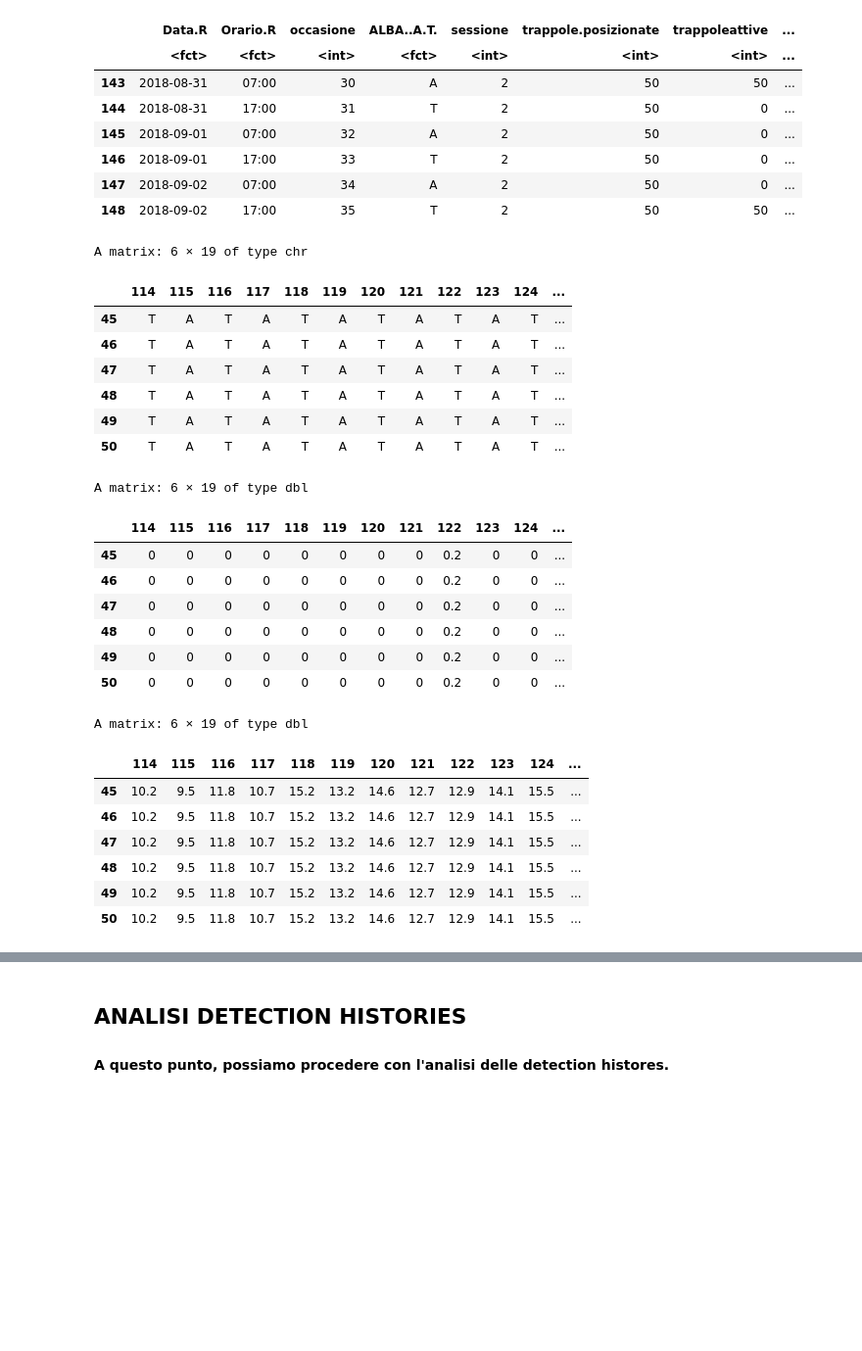
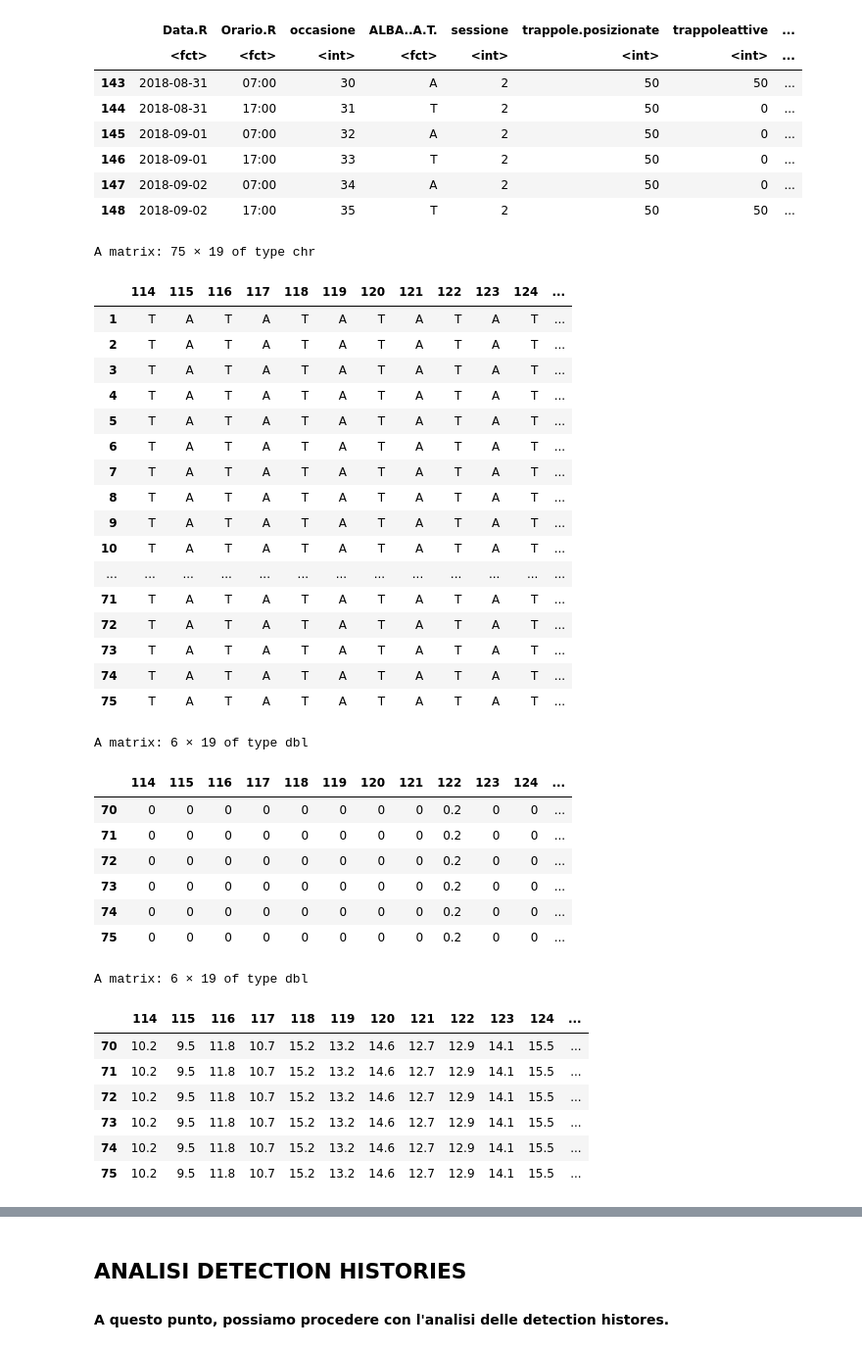
Before and after one commit to GabyOM/Chionomys-nivalis-analysis, a Jupyter notebook: 4. Dati Alba-Temperatura-Precipitazioni.ipynb, the cells around one changed output, grey strips where cells are left out. Shown at 98% size. Drawn from its saved outputs; the diff is of its cells as text; code cells hidden in the pictures; blank space fills up the shorter version.

```diff
--- a/4. Dati Alba-Temperatura-Precipitazioni.ipynb
+++ b/4. Dati Alba-Temperatura-Precipitazioni.ipynb
@@ -45,30 +45,43 @@ A data.frame: 6 × 17
 # %%
 #### Inserire l'anno su cui si vuole effettuare l'analisi es. =="2014", "2015", ecc
 anno_analisi <- "2018"
 sessione_analisi <- "1"
 anno_int <- Datioccas$Anno == anno_analisi
 sessione_int <- Datioccas$sessione == sessione_analisi
 Datioccas_ <- subset(Datioccas, anno_int & sessione_int)
 orario_occasione_singola <- as.data.frame(t(select(Datioccas_, ALBA..A.T.)))
 
 trappole_posizionate <- max(Datioccas_$trappole.posizionate)
+# forzo il numero di trappole a 75
+trappole_posizionate <- 75
 numero_occasioni <- nrow(Datioccas_)
 
 # forziamo 75 trappole
 #trappole_posizionate <- 75
 orario_occasione <- rbind(orario_occasione_singola[rep(1, trappole_posizionate), ])
 orario_occasione <- as.matrix(orario_occasione)
 rownames(orario_occasione) <- c(1:trappole_posizionate)
-tail(orario_occasione)
+
+orario_occasione
 # %% [output]
-A matrix: 6 × 19 of type chr
+A matrix: 75 × 19 of type chr
 |  | 114 | 115 | 116 | 117 | 118 | 119 | 120 | 121 | 122 | 123 | 124 | ... |
-| 45 | T | A | T | A | T | A | T | A | T | A | T | ... |
-| 46 | T | A | T | A | T | A | T | A | T | A | T | ... |
-| 47 | T | A | T | A | T | A | T | A | T | A | T | ... |
-| 48 | T | A | T | A | T | A | T | A | T | A | T | ... |
-| 49 | T | A | T | A | T | A | T | A | T | A | T | ... |
-| 50 | T | A | T | A | T | A | T | A | T | A | T | ... |
+| 1 | T | A | T | A | T | A | T | A | T | A | T | ... |
+| 2 | T | A | T | A | T | A | T | A | T | A | T | ... |
+| 3 | T | A | T | A | T | A | T | A | T | A | T | ... |
+| 4 | T | A | T | A | T | A | T | A | T | A | T | ... |
+| 5 | T | A | T | A | T | A | T | A | T | A | T | ... |
+| 6 | T | A | T | A | T | A | T | A | T | A | T | ... |
+| 7 | T | A | T | A | T | A | T | A | T | A | T | ... |
+| 8 | T | A | T | A | T | A | T | A | T | A | T | ... |
+| 9 | T | A | T | A | T | A | T | A | T | A | T | ... |
+| 10 | T | A | T | A | T | A | T | A | T | A | T | ... |
+| ... | ... | ... | ... | ... | ... | ... | ... | ... | ... | ... | ... | ... |
+| 71 | T | A | T | A | T | A | T | A | T | A | T | ... |
+| 72 | T | A | T | A | T | A | T | A | T | A | T | ... |
+| 73 | T | A | T | A | T | A | T | A | T | A | T | ... |
+| 74 | T | A | T | A | T | A | T | A | T | A | T | ... |
+| 75 | T | A | T | A | T | A | T | A | T | A | T | ... |
 # %%
 #### ripetiamo gli step per quanto riguarda le precipitazioni
 precip <- as.data.frame(t(select(Datioccas_, Precipitazioni)))
@@ -79,12 +92,12 @@ tail(precipitazioni_occasione)
 # %% [output]
 A matrix: 6 × 19 of type dbl
 |  | 114 | 115 | 116 | 117 | 118 | 119 | 120 | 121 | 122 | 123 | 124 | ... |
-| 45 | 0 | 0 | 0 | 0 | 0 | 0 | 0 | 0 | 0.2 | 0 | 0 | ... |
-| 46 | 0 | 0 | 0 | 0 | 0 | 0 | 0 | 0 | 0.2 | 0 | 0 | ... |
-| 47 | 0 | 0 | 0 | 0 | 0 | 0 | 0 | 0 | 0.2 | 0 | 0 | ... |
-| 48 | 0 | 0 | 0 | 0 | 0 | 0 | 0 | 0 | 0.2 | 0 | 0 | ... |
-| 49 | 0 | 0 | 0 | 0 | 0 | 0 | 0 | 0 | 0.2 | 0 | 0 | ... |
-| 50 | 0 | 0 | 0 | 0 | 0 | 0 | 0 | 0 | 0.2 | 0 | 0 | ... |
+| 70 | 0 | 0 | 0 | 0 | 0 | 0 | 0 | 0 | 0.2 | 0 | 0 | ... |
+| 71 | 0 | 0 | 0 | 0 | 0 | 0 | 0 | 0 | 0.2 | 0 | 0 | ... |
+| 72 | 0 | 0 | 0 | 0 | 0 | 0 | 0 | 0 | 0.2 | 0 | 0 | ... |
+| 73 | 0 | 0 | 0 | 0 | 0 | 0 | 0 | 0 | 0.2 | 0 | 0 | ... |
+| 74 | 0 | 0 | 0 | 0 | 0 | 0 | 0 | 0 | 0.2 | 0 | 0 | ... |
+| 75 | 0 | 0 | 0 | 0 | 0 | 0 | 0 | 0 | 0.2 | 0 | 0 | ... |
 # %%
 #### ripetiamo gli step per i dati relativi alle temperature
 temp <- as.data.frame(t(select(Datioccas_, Temperatura.C)))
@@ -96,11 +109,11 @@ tail(temperatura_occasione)
 # %% [output]
 A matrix: 6 × 19 of type dbl
 |  | 114 | 115 | 116 | 117 | 118 | 119 | 120 | 121 | 122 | 123 | 124 | ... |
-| 45 | 10.2 | 9.5 | 11.8 | 10.7 | 15.2 | 13.2 | 14.6 | 12.7 | 12.9 | 14.1 | 15.5 | ... |
-| 46 | 10.2 | 9.5 | 11.8 | 10.7 | 15.2 | 13.2 | 14.6 | 12.7 | 12.9 | 14.1 | 15.5 | ... |
-| 47 | 10.2 | 9.5 | 11.8 | 10.7 | 15.2 | 13.2 | 14.6 | 12.7 | 12.9 | 14.1 | 15.5 | ... |
-| 48 | 10.2 | 9.5 | 11.8 | 10.7 | 15.2 | 13.2 | 14.6 | 12.7 | 12.9 | 14.1 | 15.5 | ... |
-| 49 | 10.2 | 9.5 | 11.8 | 10.7 | 15.2 | 13.2 | 14.6 | 12.7 | 12.9 | 14.1 | 15.5 | ... |
-| 50 | 10.2 | 9.5 | 11.8 | 10.7 | 15.2 | 13.2 | 14.6 | 12.7 | 12.9 | 14.1 | 15.5 | ... |
+| 70 | 10.2 | 9.5 | 11.8 | 10.7 | 15.2 | 13.2 | 14.6 | 12.7 | 12.9 | 14.1 | 15.5 | ... |
+| 71 | 10.2 | 9.5 | 11.8 | 10.7 | 15.2 | 13.2 | 14.6 | 12.7 | 12.9 | 14.1 | 15.5 | ... |
+| 72 | 10.2 | 9.5 | 11.8 | 10.7 | 15.2 | 13.2 | 14.6 | 12.7 | 12.9 | 14.1 | 15.5 | ... |
+| 73 | 10.2 | 9.5 | 11.8 | 10.7 | 15.2 | 13.2 | 14.6 | 12.7 | 12.9 | 14.1 | 15.5 | ... |
+| 74 | 10.2 | 9.5 | 11.8 | 10.7 | 15.2 | 13.2 | 14.6 | 12.7 | 12.9 | 14.1 | 15.5 | ... |
+| 75 | 10.2 | 9.5 | 11.8 | 10.7 | 15.2 | 13.2 | 14.6 | 12.7 | 12.9 | 14.1 | 15.5 | ... |
 # %%
 #### A questo punto selezionare il file detection histories relativo all'anno di studio interessato creato durante l'esecuzione dello script "Detection History catture"
```
Also changed, not shown: parts of 16 cells of this notebook, 7 other files.
